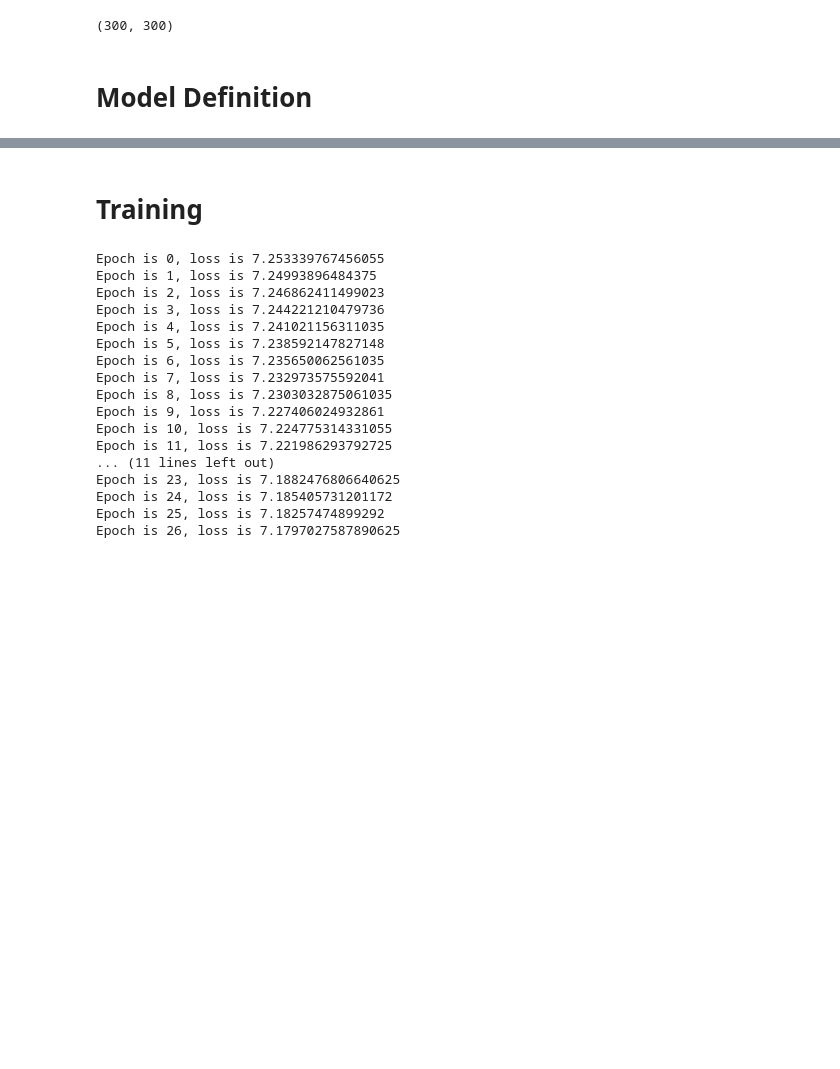
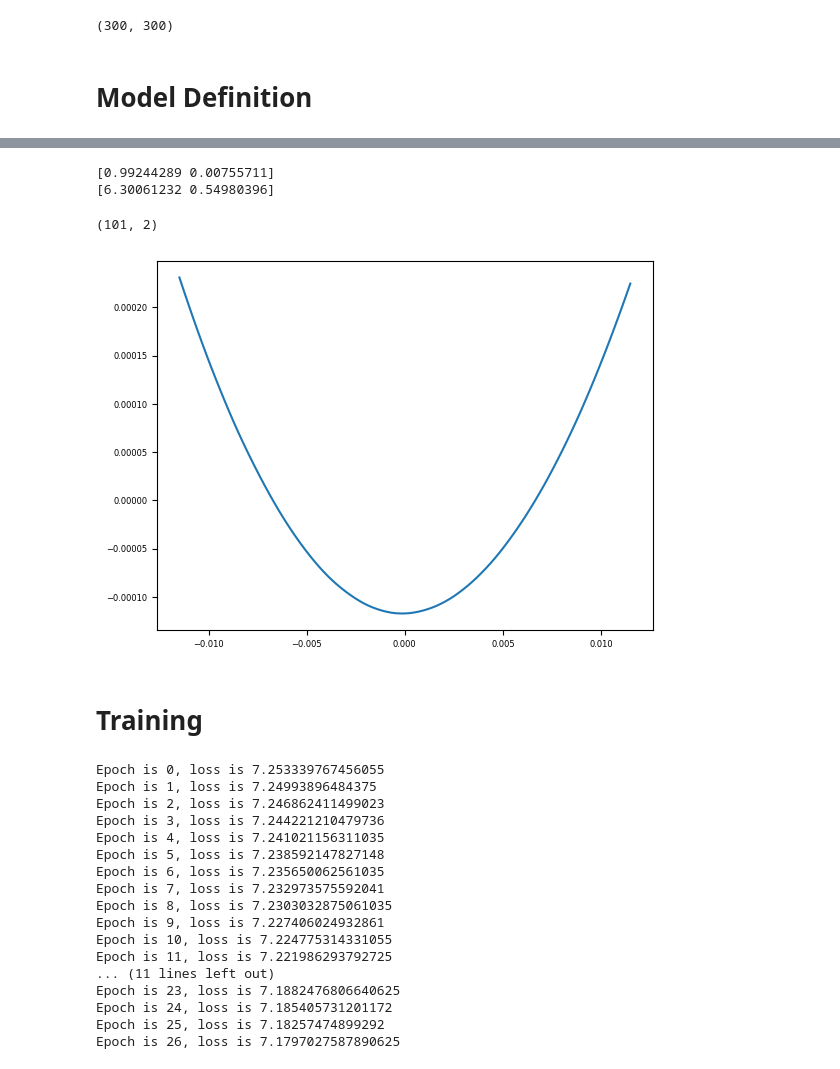
Before and after one commit to andrzeng/MAT6215finalproject, a Jupyter notebook: CTRNN_CURBD_BackProp.ipynb, the cells around one changed output, grey strips where cells are left out. Cells and saved outputs as stored; diff of their text form; code cells hidden in the pictures; blank space fills up the shorter version.

Commit message:
pca plot

```diff
--- a/CTRNN_CURBD_BackProp.ipynb
+++ b/CTRNN_CURBD_BackProp.ipynb
@@ -267,3 +193,36 @@ SystemExit:
+# %%
+import numpy as np
+from sklearn.decomposition import PCA
+X = np.array([[-1, -1], [-2, -1], [-3, -2], [1, 1], [2, 1], [3, 2]])
+pca = PCA(n_components=2)
+pca.fit(X)
+PCA(n_components=2)
+print(pca.explained_variance_ratio_)
+print(pca.singular_values_)
+# %% [output]
+[0.99244289 0.00755711]
+[6.30061232 0.54980396]
+# %%
+# Run a trajectory starting at the 9th fixed point for 100 iterations
+trajectory = run_trajectory(rnn_model, fixed_points[9], iterations=100)
+
+# Convert trajectory to output
+trajectory_np = torch.cat(trajectory, dim=1).detach().numpy().T
+# %%
+fitted = pca.fit_transform(trajectory_np)
+fitted.shape
+# %% [output]
+(101, 2)
+# %%
+xx = fitted[:,0]
+xy = fitted[:,1]
+# %%
+
+plt.plot(xx,xy)
+#plt.gca().set_aspect("equal")
+plt.show()
+# %% [output]
+[figure, added]
 # %% [markdown]
 # Training
 # %%
```
Also changed, not shown: parts of 12 cells of this notebook, 1 other file.
